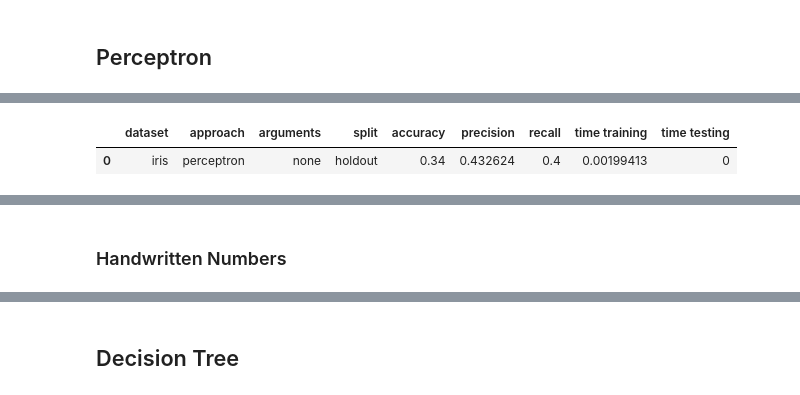
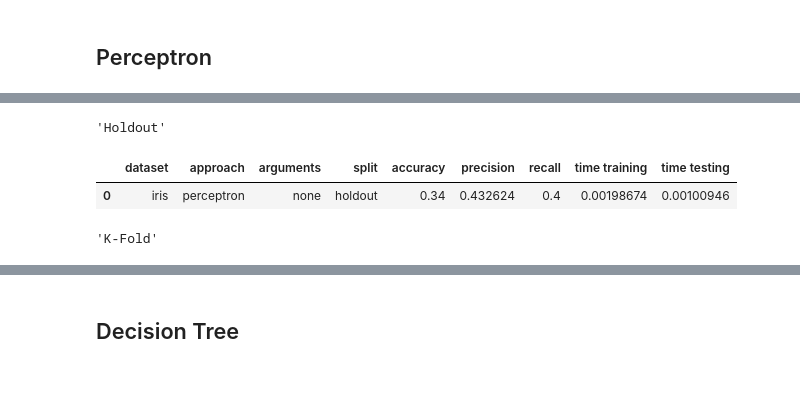
Before and after one commit to kocmana/tw_mle_exercise2, a Jupyter notebook: tw_mle_exercise2.ipynb, the cells around one changed output, grey strips where cells are left out. Drawn from its saved outputs; the diff is of its cells as text; code cells hidden in the pictures.

```diff
--- a/tw_mle_exercise2.ipynb
+++ b/tw_mle_exercise2.ipynb
@@ -72,6 +74,7 @@ from IPython.display import display
 #Global variables
 randomState=24  # change the state with the numeric parts of your matrikelnummer; if you are in a group, use the sume of the numeric parts
                 # se19m024
+datasets = [('iris', datasets.load_iris()),('digits', datasets.load_digits())]
 averagingApproach = 'macro'
 zero_divisionApproach = 0
 number_of_folds = 5
@@ -93,7 +98,7 @@ knn_results = []
 # parameters for k-NN
 n_neighbors = [5,10,20]
 
-for dataset in [('iris', datasets.load_iris()),('digits', datasets.load_digits())]:
+for dataset in datasets:
     # Shuffle our input data
     data, target = shuffle(dataset[1].data, dataset[1].target, random_state=randomState)
 
@@ -189,7 +203,7 @@ from sklearn import naive_bayes
 
 bayes_results = []
 
-for dataset in [('iris', datasets.load_iris()),('digits', datasets.load_digits())]:
+for dataset in datasets:
     # Shuffle our input data
     data, target = shuffle(dataset[1].data, dataset[1].target, random_state=randomState)
 
@@ -285,7 +299,7 @@ from sklearn import linear_model
 
 perceptron_results = []
 
-for dataset in [('iris', datasets.load_iris()),('digits', datasets.load_digits())]:
+for dataset in datasets:
     # Shuffle our input data
     data, target = shuffle(dataset[1].data, dataset[1].target, random_state=randomState)
 
@@ -346,7 +364,9 @@ perceptron_results_df = pd.DataFrame(perceptron_results)
 # %%
-display(perceptron_results_df[(perceptron_results_df['dataset']=='iris') & (perceptron_results_df['split']=='holdout')])
-display(perceptron_results_df[(perceptron_results_df['dataset']=='iris') & (perceptron_results_df['split']=='k-fold')])
+display("Holdout", perceptron_results_df[(perceptron_results_df['dataset']=='iris') & (perceptron_results_df['split']=='holdout')])
+display("K-Fold", perceptron_results_df[(perceptron_results_df['dataset']=='iris') & (perceptron_results_df['split']=='k-fold')])
 # %% [output]
+'Holdout'
 |  | dataset | approach | arguments | split | accuracy | precision | recall | time training | time testing |
-| 0 | iris | perceptron | none | holdout | 0.34 | 0.432624 | 0.4 | 0.00199413 | 0 |
+| 0 | iris | perceptron | none | holdout | 0.34 | 0.432624 | 0.4 | 0.00198674 | 0.00100946 |
+'K-Fold'
 |  | dataset | approach | arguments | split | accuracy | precision | recall | time training | time testing |
@@ -354,2 +373,0 @@ display(perceptron_results_df[(perceptron_results_df['dataset']=='iris') & (perc
-# %% [markdown]
-### Handwritten Numbers
```
Also changed, not shown: parts of 32 cells of this notebook.
